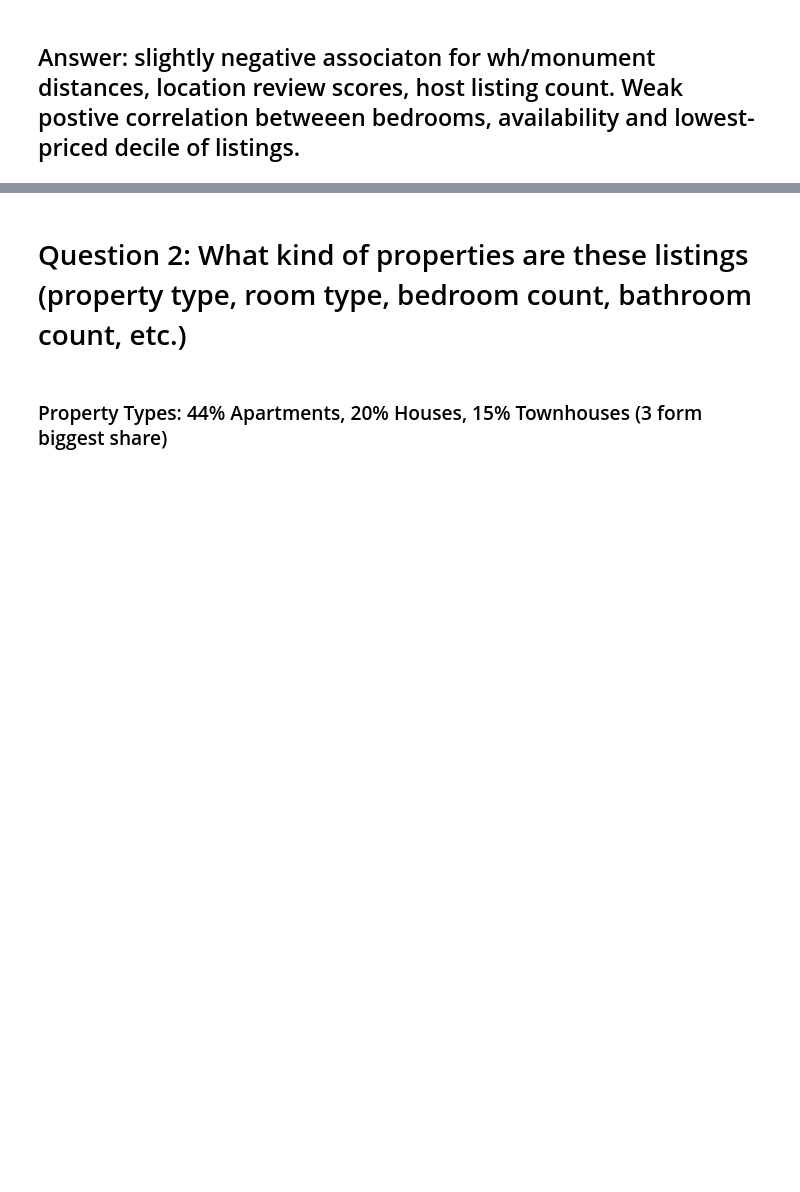
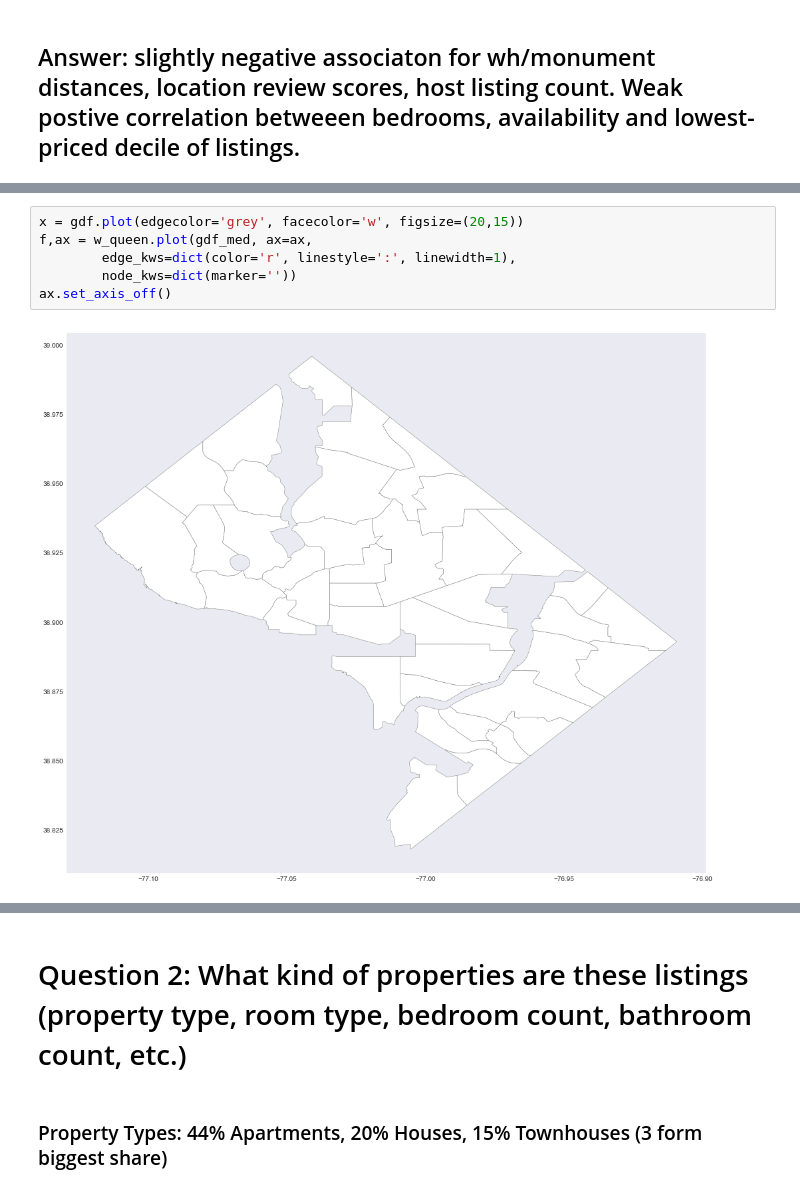
Before and after one commit to ldm08/D.C.-Airbnb-analysis, a Jupyter notebook: WashingtonDCAirbnb.ipynb, the cells around one changed output, grey strips where cells are left out. Saved outputs shown, nothing was run; the diff lists cells and outputs as text; blank space fills up the shorter version.

```diff
--- a/WashingtonDCAirbnb.ipynb
+++ b/WashingtonDCAirbnb.ipynb
@@ -316,0 +475,8 @@ distance_corrs.round(3).sort_values("distance_to_whitehouse").style.background_g
+# %%
+x = gdf.plot(edgecolor='grey', facecolor='w', figsize=(20,15))
+f,ax = w_queen.plot(gdf_med, ax=ax,
+        edge_kws=dict(color='r', linestyle=':', linewidth=1),
+        node_kws=dict(marker=''))
+ax.set_axis_off()
+# %% [output]
+[figure, added]
```
Also changed, not shown: parts of 68 cells of this notebook.
